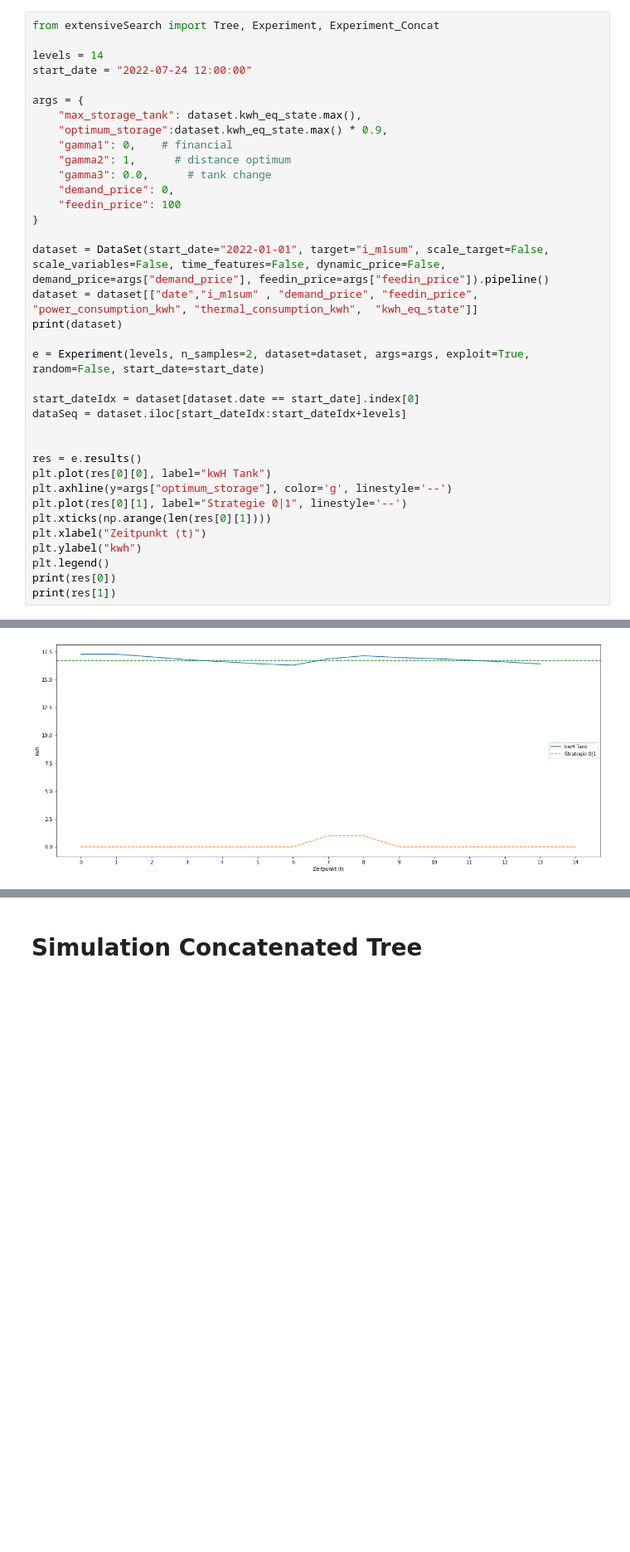
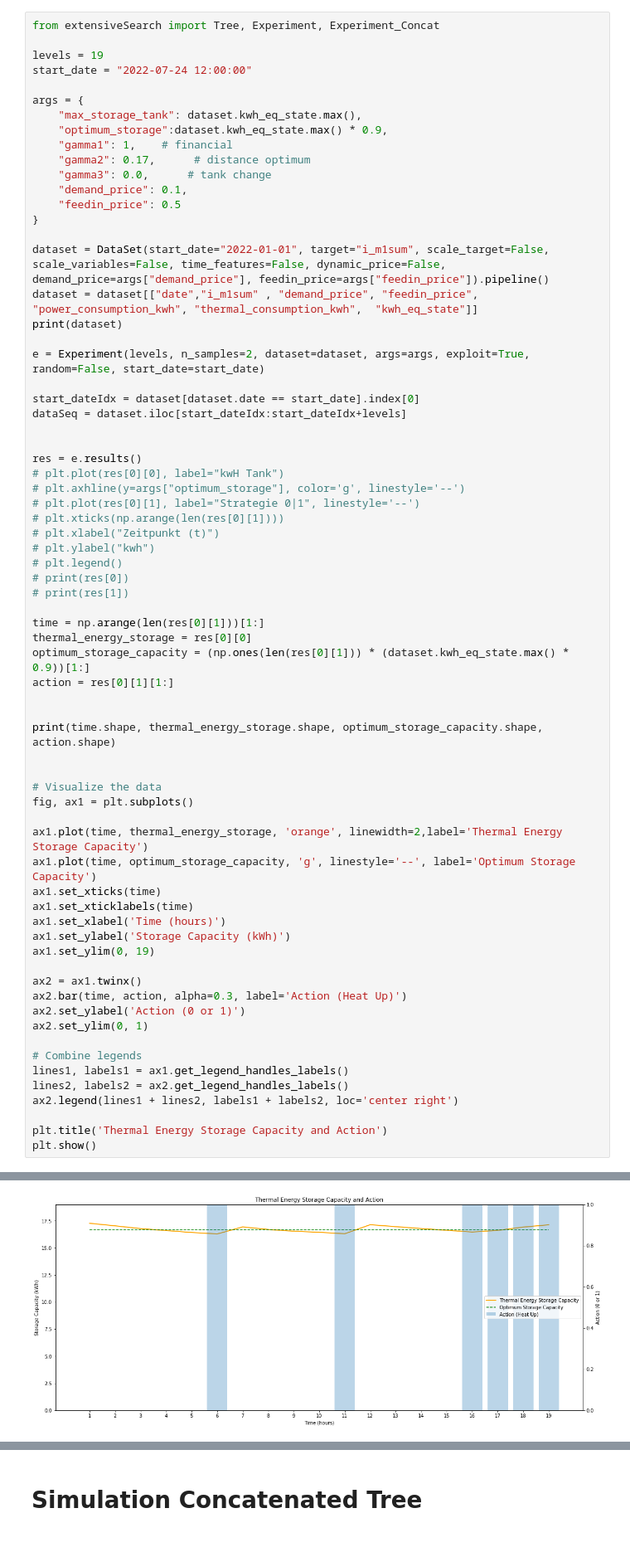
Before and after one commit to lukinoe/RL-Power-Distribution-for-power2heat, a Jupyter notebook: RL_policy/extensiveSearch_Notebook.ipynb, the cells around one changed output, grey strips where cells are left out. Shown: that part at 83% size. Drawn from its saved outputs; the diff is of its cells as text; blank space fills up the shorter version.

```diff
--- a/RL_policy/extensiveSearch_Notebook.ipynb
+++ b/RL_policy/extensiveSearch_Notebook.ipynb
@@ -16,17 +31,17 @@ dataset = dataset[["date", "i_m1sum" ,"power_consumption", "thermal_consumption_
 # %%
 from extensiveSearch import Tree, Experiment, Experiment_Concat
 
-levels = 14
+levels = 19
 start_date = "2022-07-24 12:00:00"
 
 args = {
     "max_storage_tank": dataset.kwh_eq_state.max(),
     "optimum_storage":dataset.kwh_eq_state.max() * 0.9,
-    "gamma1": 0,    # financial
-    "gamma2": 1,      # distance optimum
+    "gamma1": 1,    # financial
+    "gamma2": 0.17,      # distance optimum
     "gamma3": 0.0,      # tank change
-    "demand_price": 0,
-    "feedin_price": 100
+    "demand_price": 0.1,
+    "feedin_price": 0.5
 }
 
 dataset = DataSet(start_date="2022-01-01", target="i_m1sum", scale_target=False, scale_variables=False, time_features=False, dynamic_price=False, demand_price=args["demand_price"], feedin_price=args["feedin_price"]).pipeline()
@@ -40,14 +55,47 @@ dataSeq = dataset.iloc[start_dateIdx:start_dateIdx+levels]
 
 
 res = e.results()
-plt.plot(res[0][0], label="kwH Tank")
-plt.axhline(y=args["optimum_storage"], color='g', linestyle='--')
-plt.plot(res[0][1], label="Strategie 0|1", linestyle='--')
-plt.xticks(np.arange(len(res[0][1])))
-plt.xlabel("Zeitpunkt (t)")
-plt.ylabel("kwh")
-plt.legend()
-print(res[0])
-print(res[1])
+# plt.plot(res[0][0], label="kwH Tank")
+# plt.axhline(y=args["optimum_storage"], color='g', linestyle='--')
+# plt.plot(res[0][1], label="Strategie 0|1", linestyle='--')
+# plt.xticks(np.arange(len(res[0][1])))
+# plt.xlabel("Zeitpunkt (t)")
+# plt.ylabel("kwh")
+# plt.legend()
+# print(res[0])
+# print(res[1])
+
+time = np.arange(len(res[0][1]))[1:]
+thermal_energy_storage = res[0][0]
+optimum_storage_capacity = (np.ones(len(res[0][1])) * (dataset.kwh_eq_state.max() * 0.9))[1:]
+action = res[0][1][1:]
+
+
+print(time.shape, thermal_energy_storage.shape, optimum_storage_capacity.shape, action.shape)
+
+
+# Visualize the data
+fig, ax1 = plt.subplots()
+
+ax1.plot(time, thermal_energy_storage, 'orange', linewidth=2,label='Thermal Energy Storage Capacity')
+ax1.plot(time, optimum_storage_capacity, 'g', linestyle='--', label='Optimum Storage Capacity')
+ax1.set_xticks(time)
+ax1.set_xticklabels(time)
+ax1.set_xlabel('Time (hours)')
+ax1.set_ylabel('Storage Capacity (kWh)')
+ax1.set_ylim(0, 19)
+
+ax2 = ax1.twinx()
+ax2.bar(time, action, alpha=0.3, label='Action (Heat Up)')
+ax2.set_ylabel('Action (0 or 1)')
+ax2.set_ylim(0, 1)
+
+# Combine legends
+lines1, labels1 = ax1.get_legend_handles_labels()
+lines2, labels2 = ax2.get_legend_handles_labels()
+ax2.legend(lines1 + lines2, labels1 + labels2, loc='center right')
+
+plt.title('Thermal Energy Storage Capacity and Action')
+plt.show()
 # %% [output]
                      date  i_m1sum  demand_price  feedin_price  \
@@ -70,2 +118,2 @@ print(res[1])
-[figure, old version]
+[figure, new version]
 # %%
```
Also changed, not shown: parts of 4 cells of this notebook, 28 other files.
